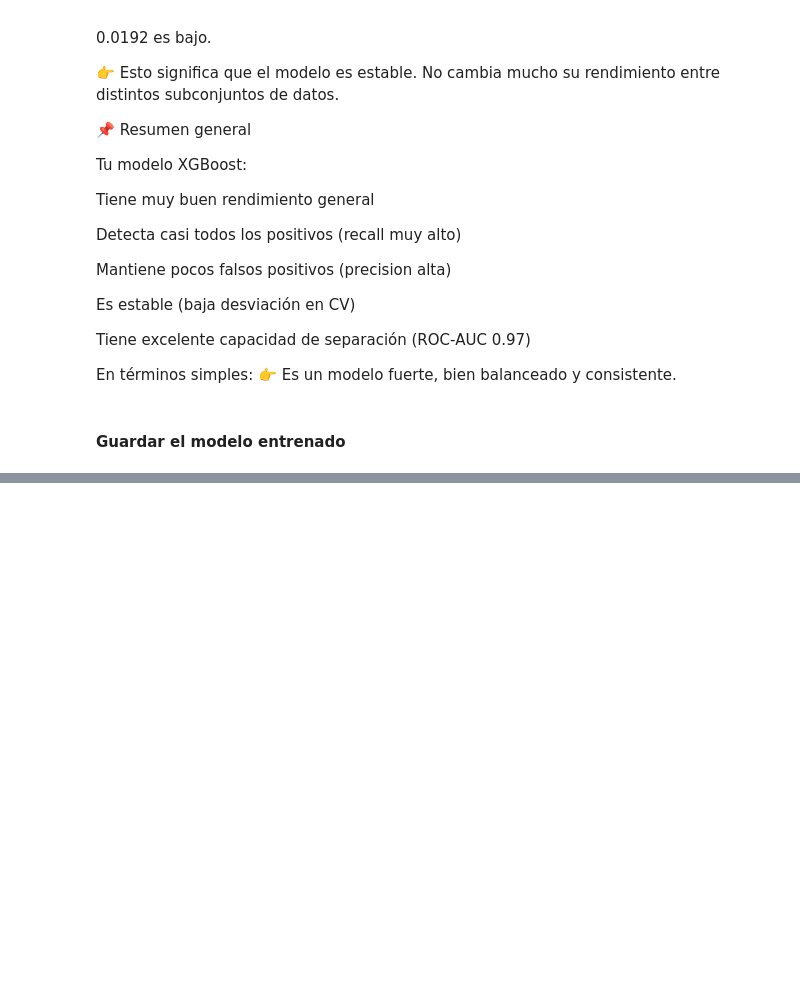
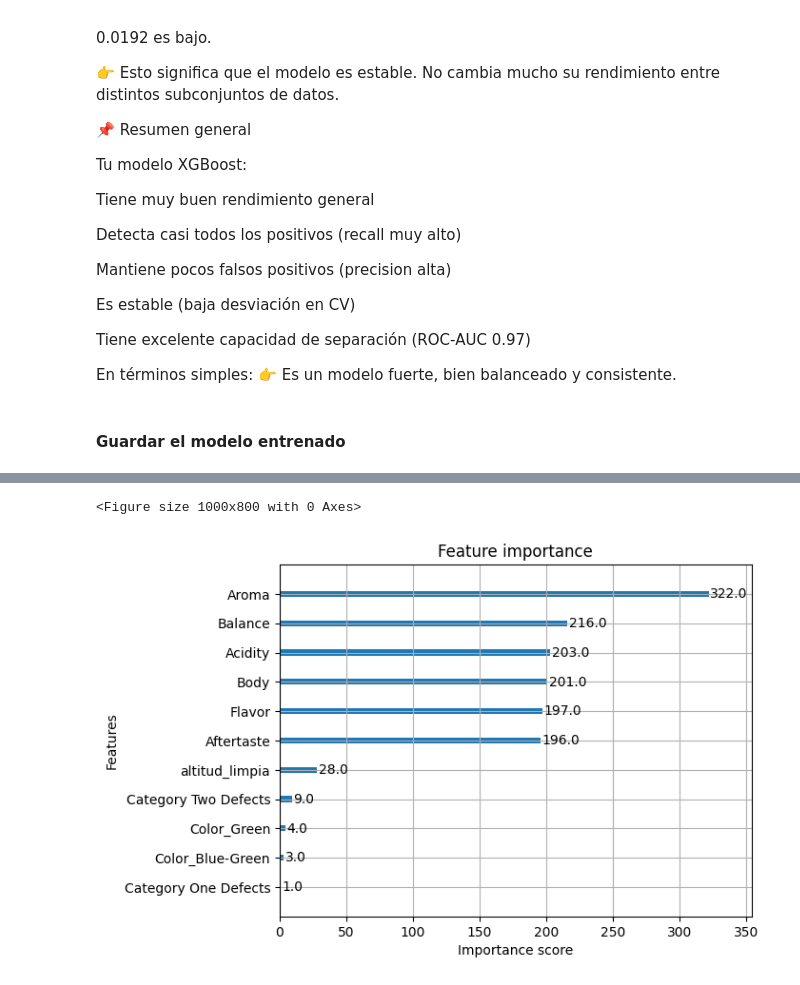
Before and after one commit to Bootcamp-IA-P6/Proyecto6_Grupo1, a Jupyter notebook: notebooks/Juanma/2_Modeling.ipynb, the cells around one changed output, grey strips where cells are left out. Cells and saved outputs as stored; diff of their text form; code cells hidden in the pictures; blank space fills up the shorter version.

```diff
--- a/notebooks/Juanma/2_Modeling.ipynb
+++ b/notebooks/Juanma/2_Modeling.ipynb
@@ -401,0 +439,10 @@ Modelo guardado como 'modelo_XGBClassifier.joblib'
+# %%
+import matplotlib.pyplot as plt
+
+# 3. Graficar pesos (Importancia por peso/frecuencia)
+plt.figure(figsize=(10, 8))
+xgb.plot_importance(model, importance_type='weight') # 'weight' es el default
+plt.show()
+# %% [output]
+<Figure size 1000x800 with 0 Axes>
+[figure, added]
```
Also changed, not shown: parts of 5 cells of this notebook, 5 other files.
